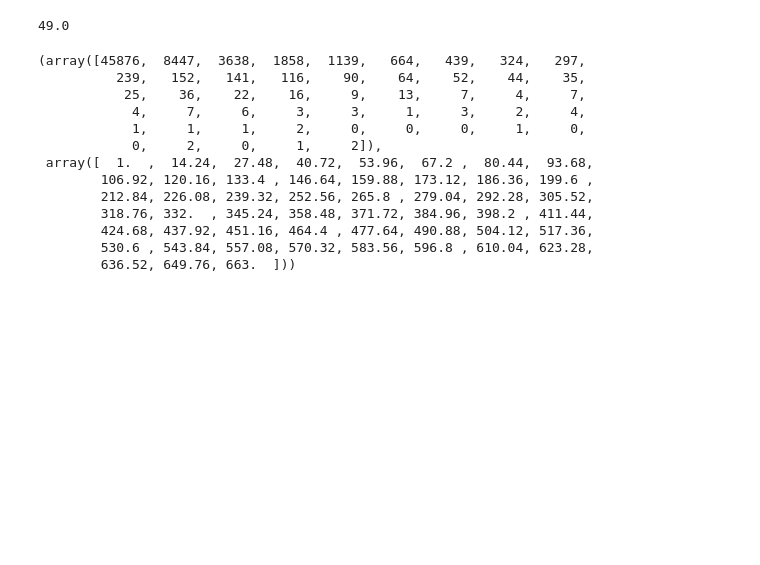
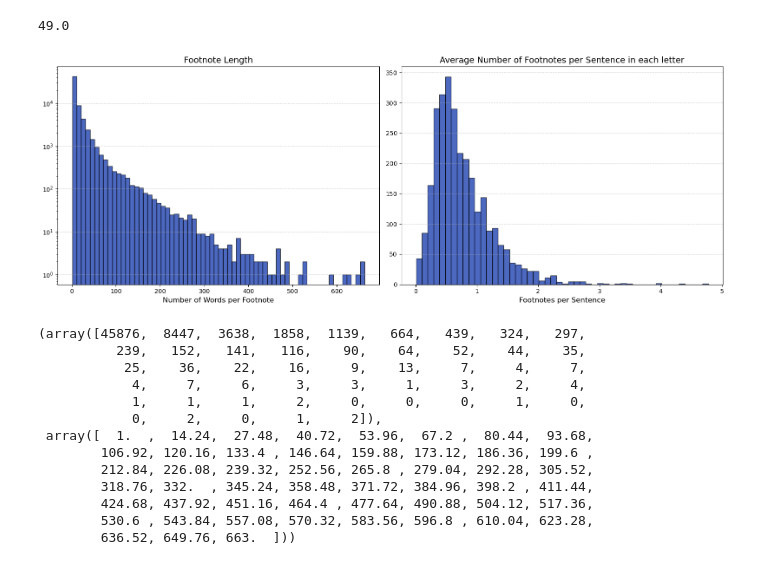
Before and after one commit to Boffl/BullingerDigitalLMFootnotes, a Jupyter notebook: data_analysis_and_preparation/prepare_data.ipynb, the cells around one changed output. Cells and saved outputs as stored; diff of their text form; code cells hidden in the pictures; blank space fills up the shorter version.

```diff
--- a/data_analysis_and_preparation/prepare_data.ipynb
+++ b/data_analysis_and_preparation/prepare_data.ipynb
@@ -225,7 +195,0 @@ if True:  # save
-# %%
-fig = label_trends(footnote_df_new_classification, label_colors, [ "lex_dict", "short", "lex", "misc"])
-if True:  # save
-    plot_folder = os.path.abspath(r"/mnt/c/Users/nik_b/Documents/UZH/CL/Master_thesis_text/master-thesis/images/plots")
-    # plot_folder = "../plots"
-    plot_name = "distrOfLabelsByEditionFrequentLabels.pdf"
-    plt.savefig(os.path.join(plot_folder, plot_name), dpi=300, bbox_inches='tight',format='pdf')
@@ -437,6 +228,16 @@ if False:  # save
 plot_series.quantile(0.93)
 # %% [output]
 49.0
+# %%
+fig = plot_fn_len_and_density(footnote_df, letter_df)
+# Show the plot
+if True:  # save
+    plot_folder = os.path.abspath(r"/mnt/c/Users/nik_b/Documents/UZH/CL/Master_thesis_text/master-thesis/images/plots")
+    # plot_folder = "../plots"
+    plot_name = "fnFrequencies.pdf"
+    plt.savefig(os.path.join(plot_folder, plot_name), dpi=300, bbox_inches='tight',format='pdf')
+# %% [output]
+[figure, added]
 # %%
 import numpy as np
 np.histogram(footnote_df["len_footnote"], bins=50)
```
Also changed, not shown: parts of 13 cells of this notebook.
